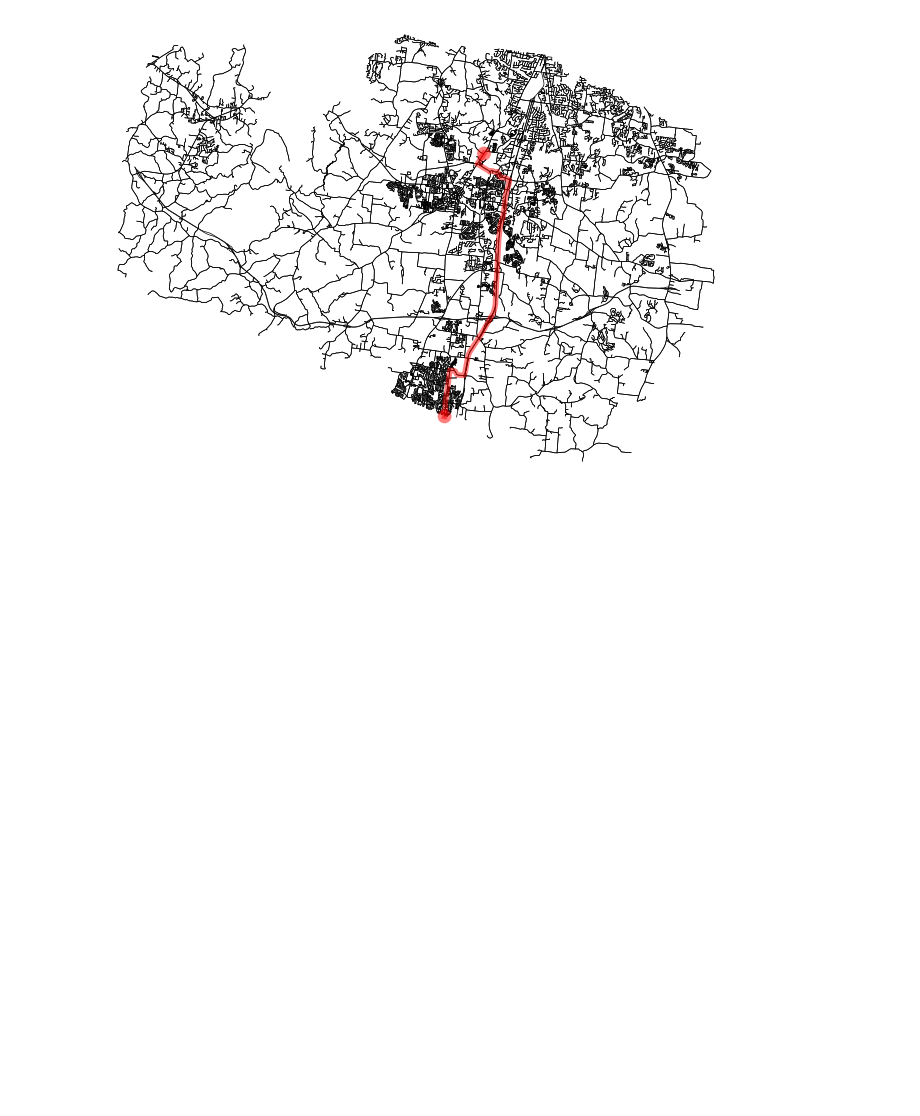
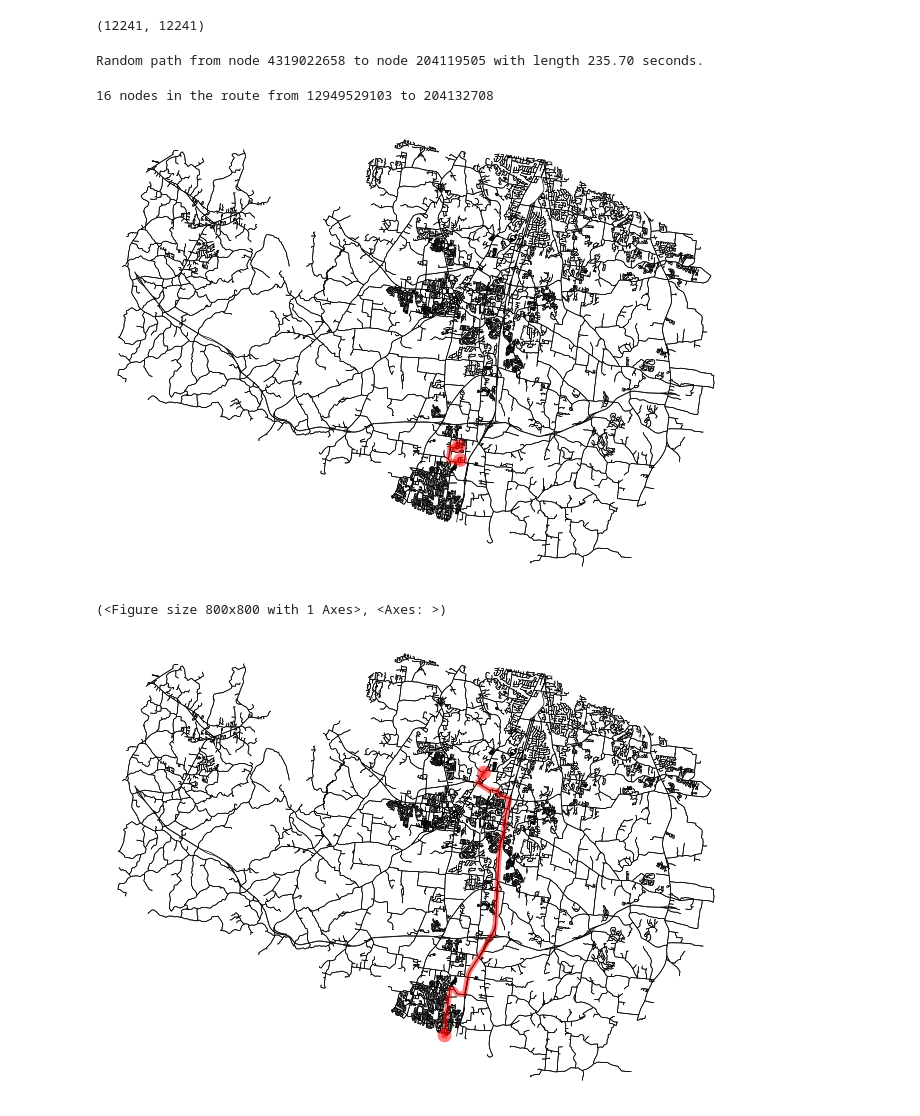
Before and after one commit to jptalusan/geospatial_tutorial, a Jupyter notebook: osmnx_tutorial.ipynb, the cells around one changed output. Saved outputs shown, nothing was run; the diff lists cells and outputs as text; code cells hidden in the pictures; blank space fills up the shorter version.

```diff
--- a/osmnx_tutorial.ipynb
+++ b/osmnx_tutorial.ipynb
@@ -78,21 +102,45 @@ matrix = [[float('inf')] * n for _ in range(n)]  # initialize matrix with infini
 for i in range(n):
     matrix[i][i] = 0
 
-paths = nx.all_pairs_dijkstra_path(G, weight='travel_time', cutoff=300, backend="parallel")
+paths = nx.all_pairs_dijkstra_path_length(G, weight='travel_time', cutoff=300, backend="parallel")
 
 for source, target_dict in paths:
-    for target, path in target_dict.items():
+    for target, length in target_dict.items():
         i = node_to_idx[source]
         j = node_to_idx[target]
 
-        # Compute path length from edge lengths
-        length = 0
-        for u, v in zip(path[:-1], path[1:]):
-            length += G[u][v][0]['length']  # adjust edge key/index if multi-edge
+        # # Compute path length from edge lengths
+        # length = 0
+        # for u, v in zip(path[:-1], path[1:]):
+        #     length += G[u][v][0]['length']  # adjust edge key/index if multi-edge
 
         matrix[i][j] = length
 #save matrix
-np.save('williamson_county_tn_shortest_paths.npy', matrix)
+matrix = np.array(matrix)
+np.save('data/williamson_county_tn_shortest_paths.npy', matrix)
+# %%
+matrix.shape
+# %% [output]
+(12241, 12241)
+# %%
+# get all (i, j) pairs where matrix is not infinity
+indices = np.argwhere(matrix != float('inf'))
+
+# randomly select one pair
+idx = np.random.choice(len(indices))
+i, j = indices[idx]
+
+print(f"Random path from node {nodes[i]} to node {nodes[j]} with length {matrix[i][j]:.2f} seconds.")
+# %% [output]
+Random path from node 4319022658 to node 204119505 with length 235.70 seconds.
+# %%
+r = nx.shortest_path(G, nodes[i], nodes[j], weight='travel_time')
+print(len(r), "nodes in the route from", source, "to", target)
+ox.plot_graph_route(G, r, node_size=0, edge_linewidth=0.5, edge_color='black', bgcolor='white', show=True)
+# %% [output]
+16 nodes in the route from 12949529103 to 204132708
+[figure, added]
+(<Figure size 800x800 with 1 Axes>, <Axes: >)
 # %%
 # 2 random points inside williamson county, tn
 point1 = (-86.789, 35.771)  # Example coordinates
```
Also changed, not shown: parts of 6 cells of this notebook.
